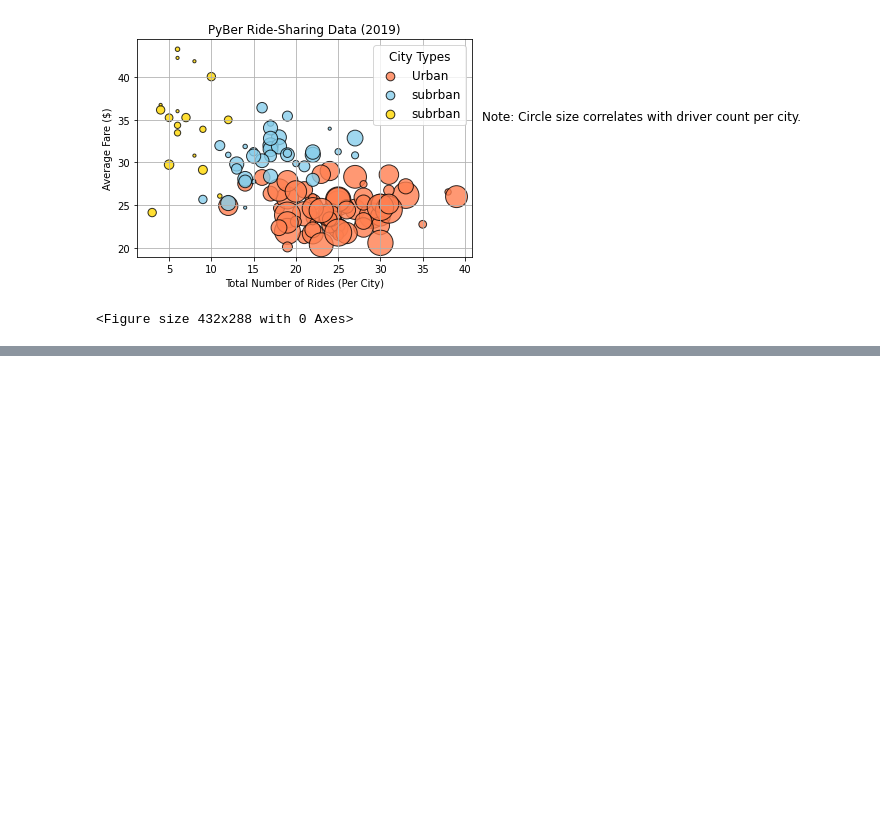
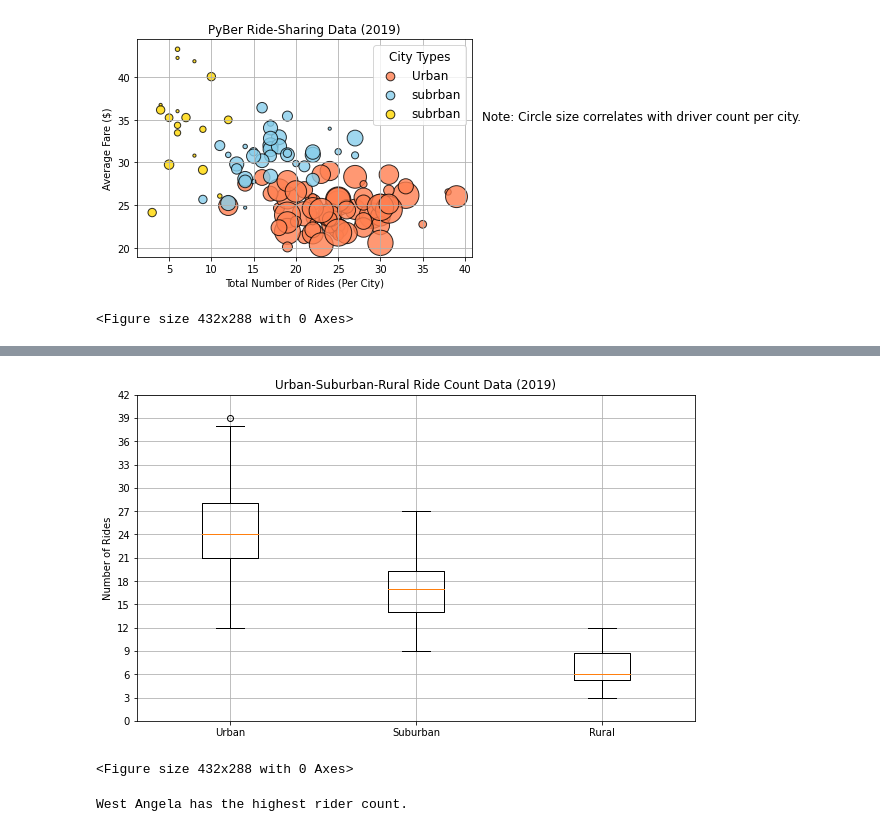
Before and after one commit to shantaljambotkar/PyBer_Analysis, a Jupyter notebook: Pyber.ipynb, the cells around one changed output, grey strips where cells are left out. Drawn from its saved outputs; the diff is of its cells as text; code cells hidden in the pictures; blank space fills up the shorter version.

```diff
--- a/Pyber.ipynb
+++ b/Pyber.ipynb
@@ -190,0 +315,27 @@ plt.savefig("Analysis/Fig1.png")
+# %%
+# Create a box-and-whisker plot for the all city types ride count.
+all_rides =[urban_ride_count,suburban_ride_count,rural_ride_count]
+
+x_labels = ["Urban", "Suburban", "Rural"]
+
+fig, ax = plt.subplots(figsize=(10, 6))
+ax.boxplot(all_rides, labels=x_labels)
+ax.set_title('Urban-Suburban-Rural Ride Count Data (2019)')
+ax.set_ylabel('Number of Rides')
+ax.set_yticks(np.arange(0, 45, step=3.0))
+ax.grid()
+
+plt.show()
+
+# Save the figure.
+plt.savefig("Analysis/Fig2.png")
+# %% [output]
+[figure, added]
+<Figure size 432x288 with 0 Axes>
+# %%
+# get the city that matches 39
+
+urban_city_outlier = urban_ride_count[urban_ride_count == 39].index[0]
+print(f"{urban_city_outlier} has the highest rider count.")
+# %% [output]
+West Angela has the highest rider count.
```
Also changed, not shown: parts of 18 cells of this notebook, 3 other files.
